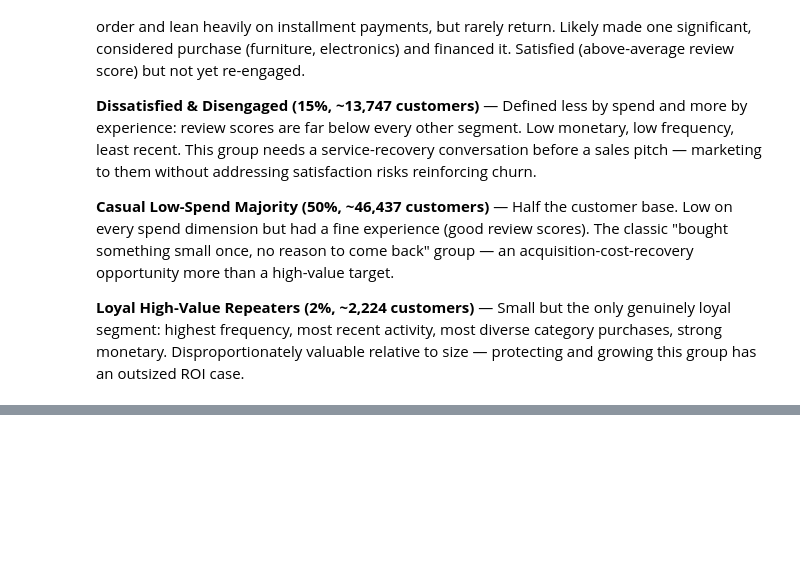
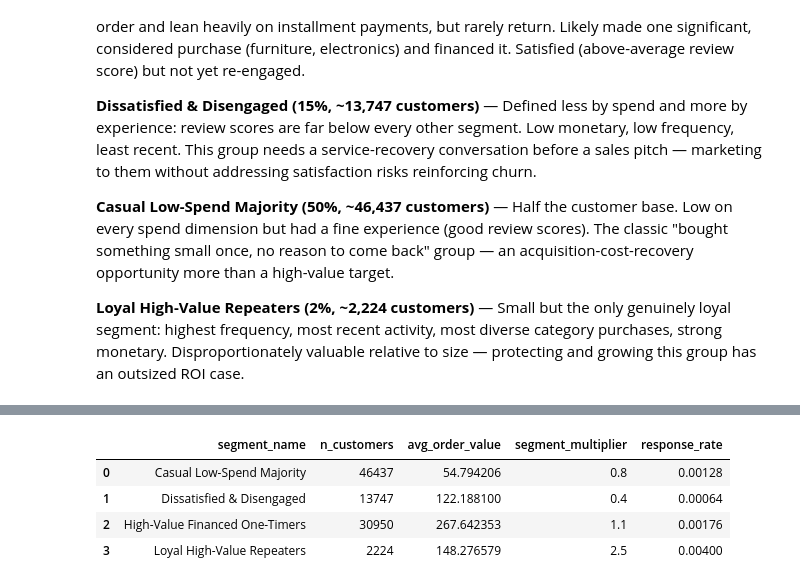
Before and after one commit to jbx-p/customer-segmentation-campaign, a Jupyter notebook: notebooks/02_clustering.ipynb, the cells around one changed output, grey strips where cells are left out. Drawn from its saved outputs; the diff is of its cells as text; code cells hidden in the pictures; blank space fills up the shorter version.

Commit message:
Phase 9: build segmented campaign simulation (cost, response rate, expected revenue, ROI per segment)

```diff
--- a/notebooks/02_clustering.ipynb
+++ b/notebooks/02_clustering.ipynb
@@ -340,0 +347,25 @@ campaign_design
+# %%
+segments = rfm.groupby("segment_name").agg(
+    n_customers=("customer_unique_id", "count"),
+    avg_order_value=("avg_order_value", "mean"),
+).reset_index()
+
+baseline_response_rate = 0.0016  # Klaviyo 2026 ecommerce placed-order rate benchmark
+
+# Your assumptions, justified by Phase 6 profiles — document the reasoning inline
+segment_multiplier_map = {
+    "High-Value Financed One-Timers": 1.1,   # proven high spend, but low prior engagement depth — modest lift
+    "Dissatisfied & Disengaged": 0.4,         # below baseline — poor prior experience suppresses conversion regardless of offer
+    "Casual Low-Spend Majority": 0.8,         # slightly below baseline — low prior engagement signal
+    "Loyal High-Value Repeaters": 2.5,        # well above baseline — only segment with proven repeat-purchase behavior
+}
+
+segments["segment_multiplier"] = segments["segment_name"].map(segment_multiplier_map)
+segments["response_rate"] = baseline_response_rate * segments["segment_multiplier"]
+segments[["segment_name", "n_customers", "avg_order_value", "segment_multiplier", "response_rate"]]
+# %% [output]
+|  | segment_name | n_customers | avg_order_value | segment_multiplier | response_rate |
+| 0 | Casual Low-Spend Majority | 46437 | 54.794206 | 0.8 | 0.00128 |
+| 1 | Dissatisfied & Disengaged | 13747 | 122.188100 | 0.4 | 0.00064 |
+| 2 | High-Value Financed One-Timers | 30950 | 267.642353 | 1.1 | 0.00176 |
+| 3 | Loyal High-Value Repeaters | 2224 | 148.276579 | 2.5 | 0.00400 |
```
Also changed, not shown: parts of 1 cell of this notebook, 2 other files.
